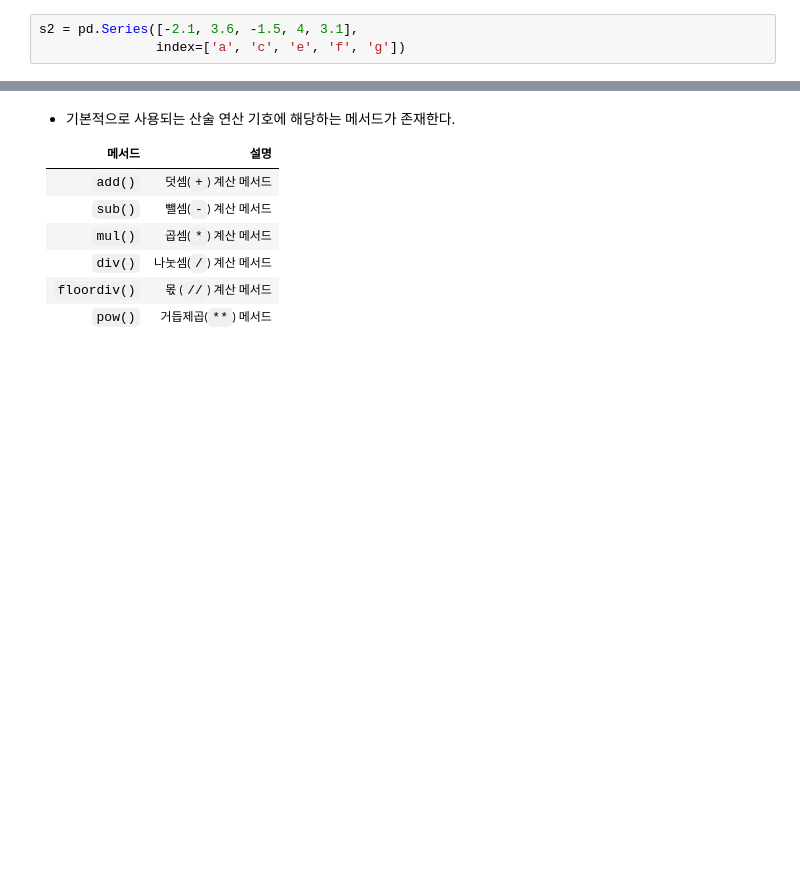
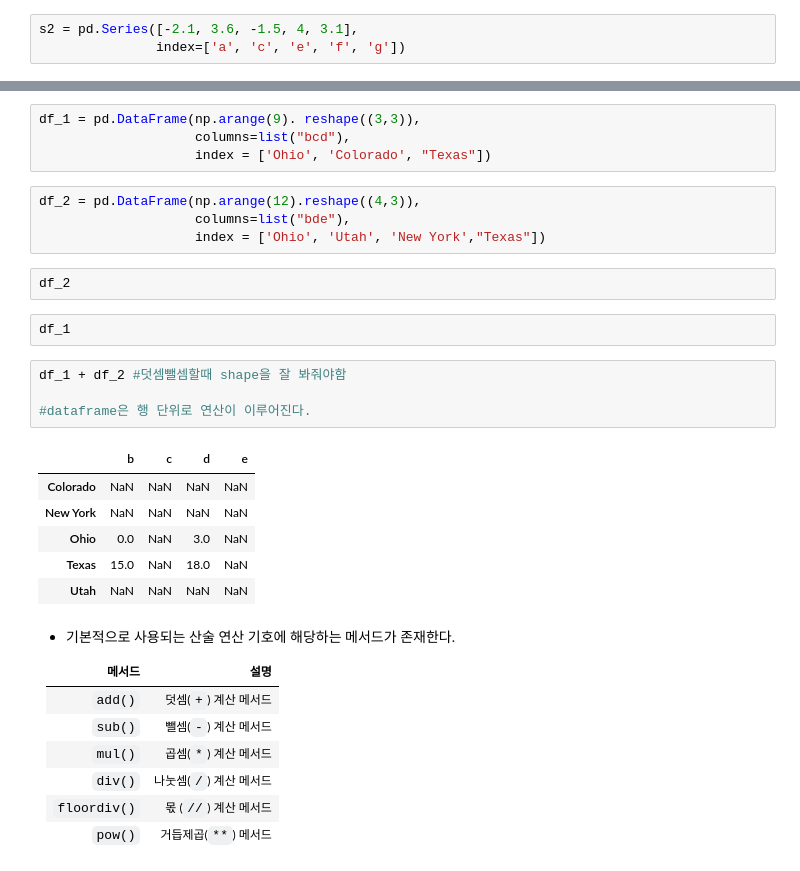
Before and after one commit to hartkim/python_practice, a Jupyter notebook: tuto/4_pandas_basics_2(student).ipynb, the cells around one changed output, grey strips where cells are left out. Drawn from its saved outputs; the diff is of its cells as text; blank space fills up the shorter version.

```diff
--- a/tuto/4_pandas_basics_2(student).ipynb
+++ b/tuto/4_pandas_basics_2(student).ipynb
@@ -359,3 +369,26 @@ s2 = pd.Series([-2.1, 3.6, -1.5, 4, 3.1],
+# %%
+df_1 = pd.DataFrame(np.arange(9). reshape((3,3)),
+                    columns=list("bcd"),
+                    index = ['Ohio', 'Colorado', "Texas"])
+# %%
+df_2 = pd.DataFrame(np.arange(12).reshape((4,3)),
+                    columns=list("bde"),
+                    index = ['Ohio', 'Utah', 'New York',"Texas"])
+# %%
+df_2
+# %%
+df_1
+# %%
+df_1 + df_2 #덧셈뺄셈할때 shape을 잘 봐줘야함
+
+#dataframe은 행 단위로 연산이 이루어진다.
+# %% [output]
+|  | b | c | d | e |
+| Colorado | NaN | NaN | NaN | NaN |
+| New York | NaN | NaN | NaN | NaN |
+| Ohio | 0.0 | NaN | 3.0 | NaN |
+| Texas | 15.0 | NaN | 18.0 | NaN |
+| Utah | NaN | NaN | NaN | NaN |
 # %% [markdown]
 - 기본적으로 사용되는 산술 연산 기호에 해당하는 메서드가 존재한다.
 
```
Also changed, not shown: parts of 51 cells of this notebook, 1 other file.
